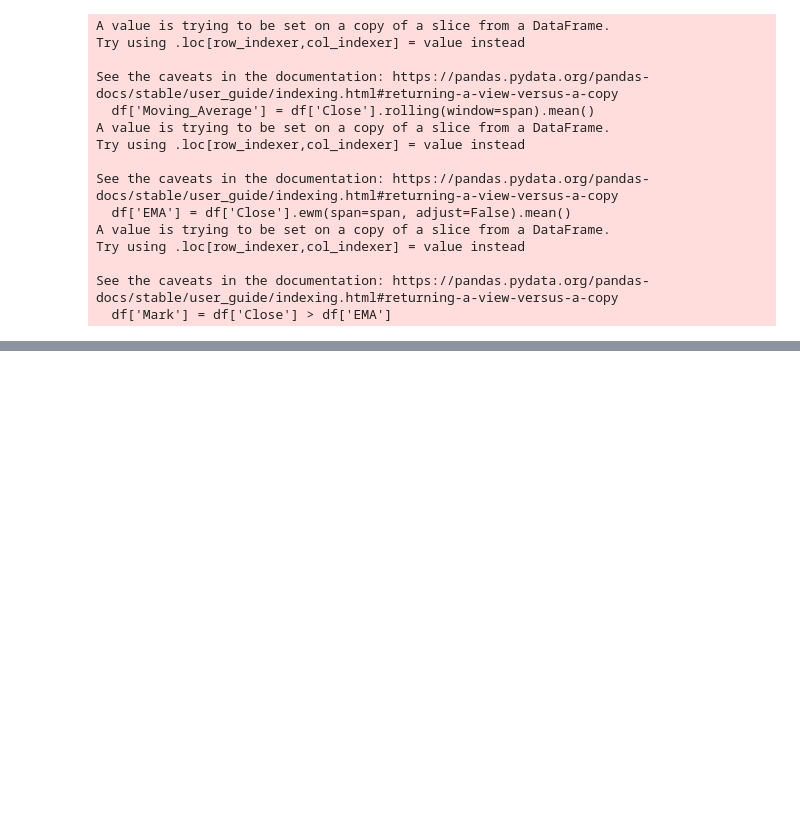
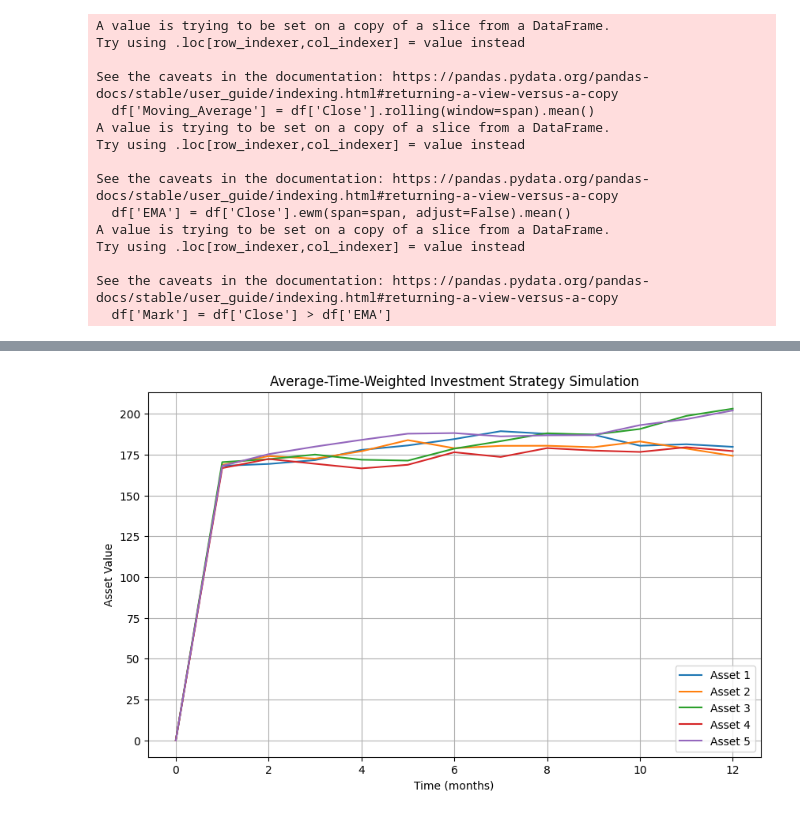
Before and after one commit to BichengWang/py-notebook, a Jupyter notebook: src/finance/strategies/target_market_analysis copy.ipynb, the cells around one changed output, grey strips where cells are left out. Cells and saved outputs as stored; diff of their text form; code cells hidden in the pictures; blank space fills up the shorter version.

```diff
--- a/src/finance/strategies/target_market_analysis copy.ipynb
+++ b/src/finance/strategies/target_market_analysis copy.ipynb
@@ -289,0 +475,49 @@ See the caveats in the documentation: https://pandas.pydata.org/pandas-docs/stab
+# %%
+import numpy as np
+import matplotlib.pyplot as plt
+
+def average_time_weighted_investment(num_assets, initial_investment, investment_interval, num_intervals, price_change_mean, price_change_std):
+    # Initialize asset prices
+    asset_prices = np.ones(num_assets)  # Start with a price of 1 for each asset
+
+    # Track total value of each asset and total time each asset has been held
+    asset_values = np.zeros((num_intervals + 1, num_assets))
+    asset_hold_times = np.zeros(num_assets)
+
+    for t in range(1, num_intervals + 1):
+        # Simulate price changes for each asset
+        price_changes = np.random.normal(price_change_mean, price_change_std, num_assets)
+        asset_prices *= 1 + price_changes
+
+        # Calculate total value of each asset
+        asset_values[t] = asset_prices * (initial_investment / num_assets)
+
+        # Update hold times for each asset
+        asset_hold_times += investment_interval
+
+    return asset_values / asset_hold_times
+
+# Parameters
+num_assets = 5
+initial_investment = 10000
+investment_interval = 1  # Invest every month
+num_intervals = 12  # Simulate for 1 year
+price_change_mean = 0.01  # Mean monthly price change (1%)
+price_change_std = 0.02   # Standard deviation of monthly price change (2%)
+
+# Simulate average-time-weighted investment strategy
+asset_values = average_time_weighted_investment(num_assets, initial_investment, investment_interval, num_intervals, price_change_mean, price_change_std)
+
+# Visualize results
+plt.figure(figsize=(10, 6))
+for i in range(num_assets):
+    plt.plot(asset_values[:, i], label=f'Asset {i+1}')
+
+plt.xlabel('Time (months)')
+plt.ylabel('Asset Value')
+plt.title('Average-Time-Weighted Investment Strategy Simulation')
+plt.legend()
+plt.grid(True)
+plt.show()
+# %% [output]
+[figure, added]
```
Also changed, not shown: parts of 5 cells of this notebook.
